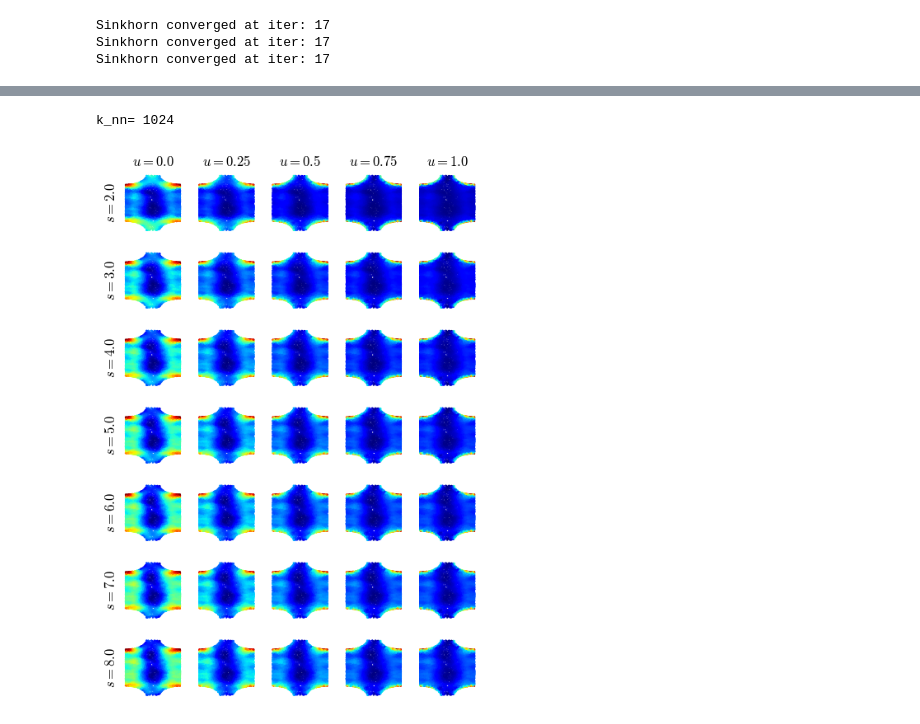
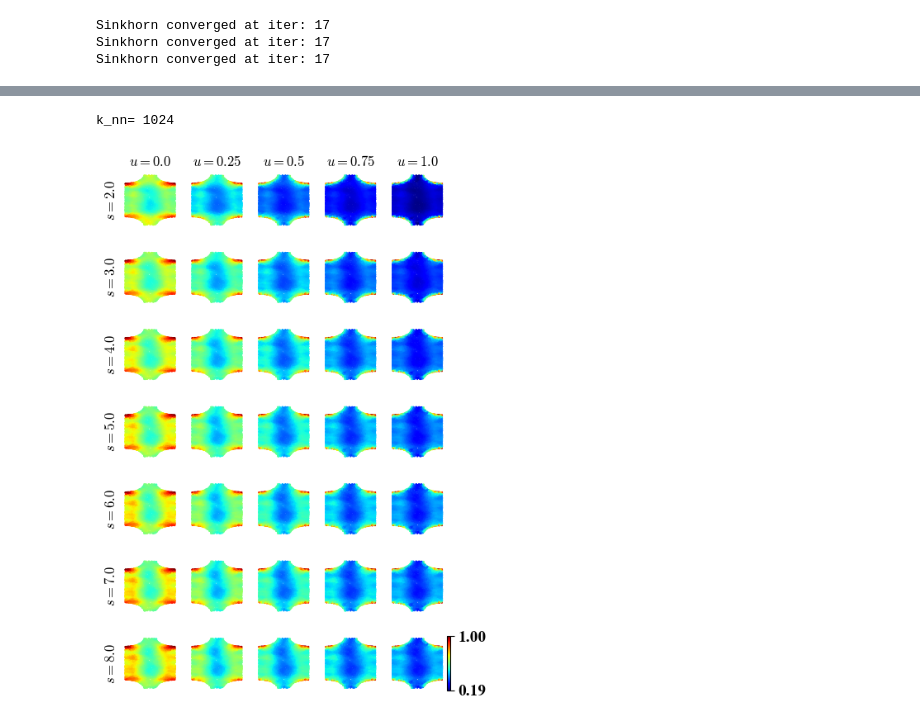
Before and after one commit to chiggum/robust_boundary_estimation, a Jupyter notebook: nbks/kde_figures_torus.ipynb, the cells around one changed output, grey strips where cells are left out. Drawn from its saved outputs; the diff is of its cells as text; code cells hidden in the pictures.

```diff
--- a/nbks/kde_figures_torus.ipynb
+++ b/nbks/kde_figures_torus.ipynb
@@ -46,7 +42,7 @@ X0_, labelsMat0_, dX, q_true = datasets.Datasets().curvedtorus3d(n=15000, noise=
 thresh = 0.18
 mask = X0_[:,0] < thresh
 X0 = X0_[mask,:]
-sp_dist0 = util_.shortest_paths(X0, 5, return_predecessors=False)
+sp_dist0 = bx_util.shortest_paths(X0, 5, return_predecessors=False)
 q_true = q_true[mask]
 labelsMat0 = labelsMat0_[mask,:]
 dX = X0[:,0] > thresh-0.005
@@ -127,8 +123,15 @@ fig_h = 1.6
 n_estimates = len(q_estimates)
 fig, ax = plt.subplots(1, n_estimates, figsize=(n_estimates*fig_h, 1.2*fig_h))
 plt.subplots_adjust(left=0, bottom=0.2, right=1, top=1, wspace=0, hspace=0)
+vmin = np.inf
+vmax = -np.inf
 for i in range(n_estimates):
-    ax[i].scatter(*labelsMat.T, c=q_estimates[i], cmap='jet', s=1)
+    vmin = min(vmin, np.min(q_estimates[i] / np.max(q_estimates[i])))
+    vmax = max(vmax, np.max(q_estimates[i] / np.max(q_estimates[i])))
+
+for i in range(n_estimates):
+    c = q_estimates[i] / q_estimates[i].max()
+    sc = ax[i].scatter(*labelsMat.T, c=c, cmap='jet', s=1, vmin=vmin, vmax=1)
     ax[i].set_title(xlabels[i], fontsize=12)
     ax[i].set_xticks([])
     ax[i].set_yticks([])
@@ -136,6 +139,14 @@ for i in range(n_estimates):
     #ax[i].axis('image')
 #plt.tight_layout()
 fig.align_titles()
+# --- NEW COLORBAR CODE ---
+# Create an inset axes relative to the last subplot (ax[-1])
+# [x0, y0, width, height] in normalized axes coordinates.
+# x0=1.05 places it slightly to the right of the plot.
+cax = ax[-1].inset_axes([1.05, 0.0, 0.05, 1.0])
+fig.colorbar(sc, cax=cax, ticks=[vmin,1])
+# -------------------------
+
 plt.savefig(ex_name + '_q_figure.png', dpi=400, bbox_inches='tight')
 plt.savefig('../figures/q_figure_torus.png', dpi=400, bbox_inches='tight')
 # %% [output]
@@ -158,24 +185,33 @@ Sinkhorn converged at iter: 17
 # %%
+import matplotlib.ticker as ticker
 print('k_nn=', k_nn, flush=True)
 fig_h = 1
 fig, ax = plt.subplots(len(s_list), len(u_list), figsize=(len(u_list)*fig_h, len(s_list)*fig_h))
 plt.subplots_adjust(left=0, bottom=0.2, right=1, top=1, wspace=0, hspace=0)
+vmin = np.inf
 for j in range(len(u_list)):
     for i in range(len(s_list)):
+        max_val = q_ds_lpca_w_true_ddX_across_s_and_u[0][i][j].max()
+        vmin = min(vmin, np.min(q_ds_lpca_w_true_ddX_across_s_and_u[0][i][j]/max_val))
+for j in range(len(u_list)):
+    for i in range(len(s_list)):
+        max_val = q_ds_lpca_w_true_ddX_across_s_and_u[0][i][j].max()
         #ax[i].scatter(*labelsMat.T, c=q_estimates[i]/np.max(q_estimates[i]), cmap='jet', s=1)
-        ax[i,j].scatter(*labelsMat.T, c=q_ds_lpca_w_true_ddX_across_s_and_u[0][i][j], cmap='jet', s=1)
+        ax[i,j].scatter(*labelsMat.T, c=q_ds_lpca_w_true_ddX_across_s_and_u[0][i][j]/max_val, cmap='jet', s=1, vmin=vmin, vmax=1)
         #ax[i].set_xlabel(xlabels[i], fontsize=12)
         ax[i,j].set_xticks([])
         ax[i,j].set_yticks([])
         ax[i,j].spines[['left', 'right', 'top', 'bottom']].set_visible(False)
         ax[i,j].axis('image')
         if j == 0:
             ax[i,j].set_ylabel(f'$s = {s_list[i]}$', fontsize=12)
         if i == 0:
             ax[i,j].set_title(f'$u = {u_list[j]}$', fontsize=12)
+cax = ax[-1,-1].inset_axes([1.05, 0.0, 0.05, 1.0])
+fig.colorbar(sc, cax=cax, ticks=[vmin,1], format=ticker.FormatStrFormatter('%.2f'))
 plt.tight_layout()
 plt.savefig(ex_name + f'_s_u_sweep_k_nn_{k_nn}.png', dpi=400)
 plt.show()
 # %% [output]
 k_nn= 1024
-[figure, old version]
+[figure, new version]
```
Also changed, not shown: parts of 5 cells of this notebook, 1 other file.
